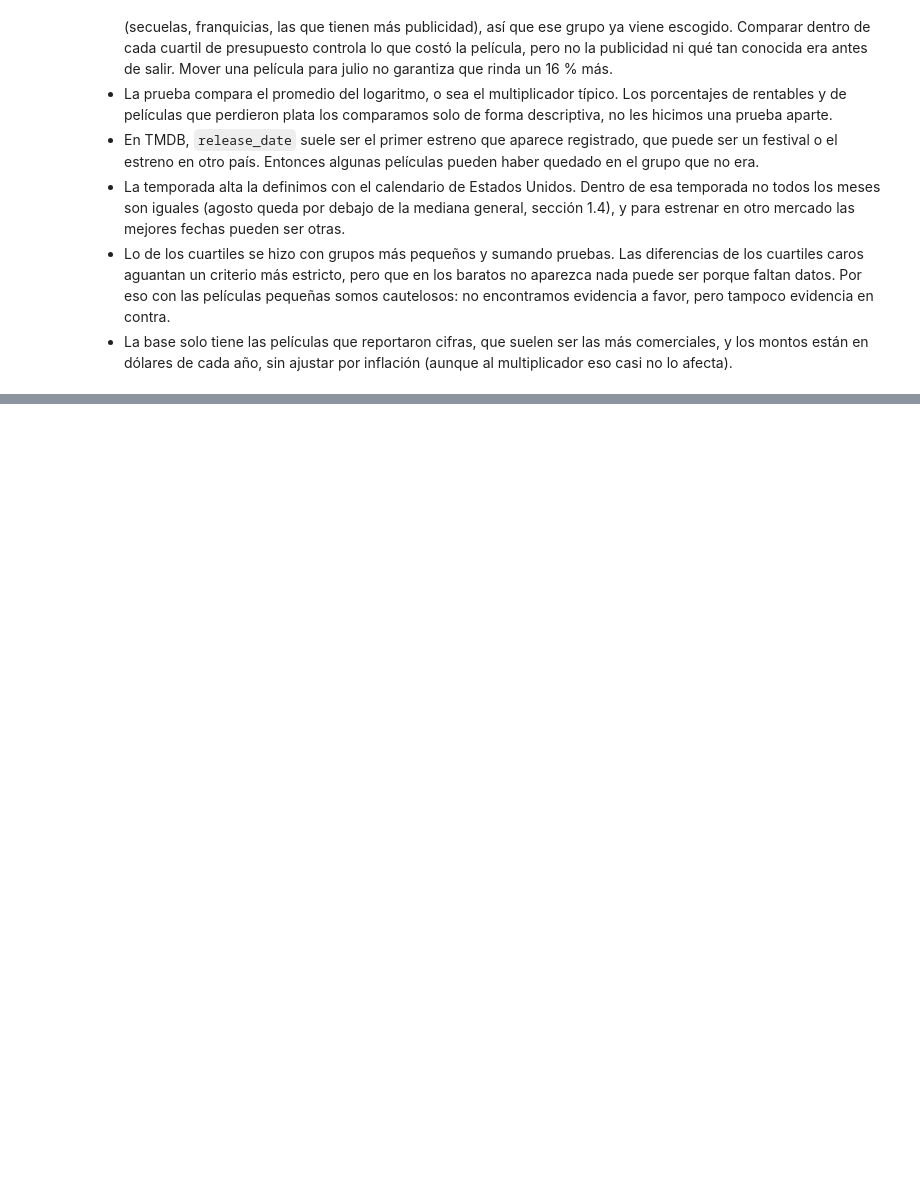
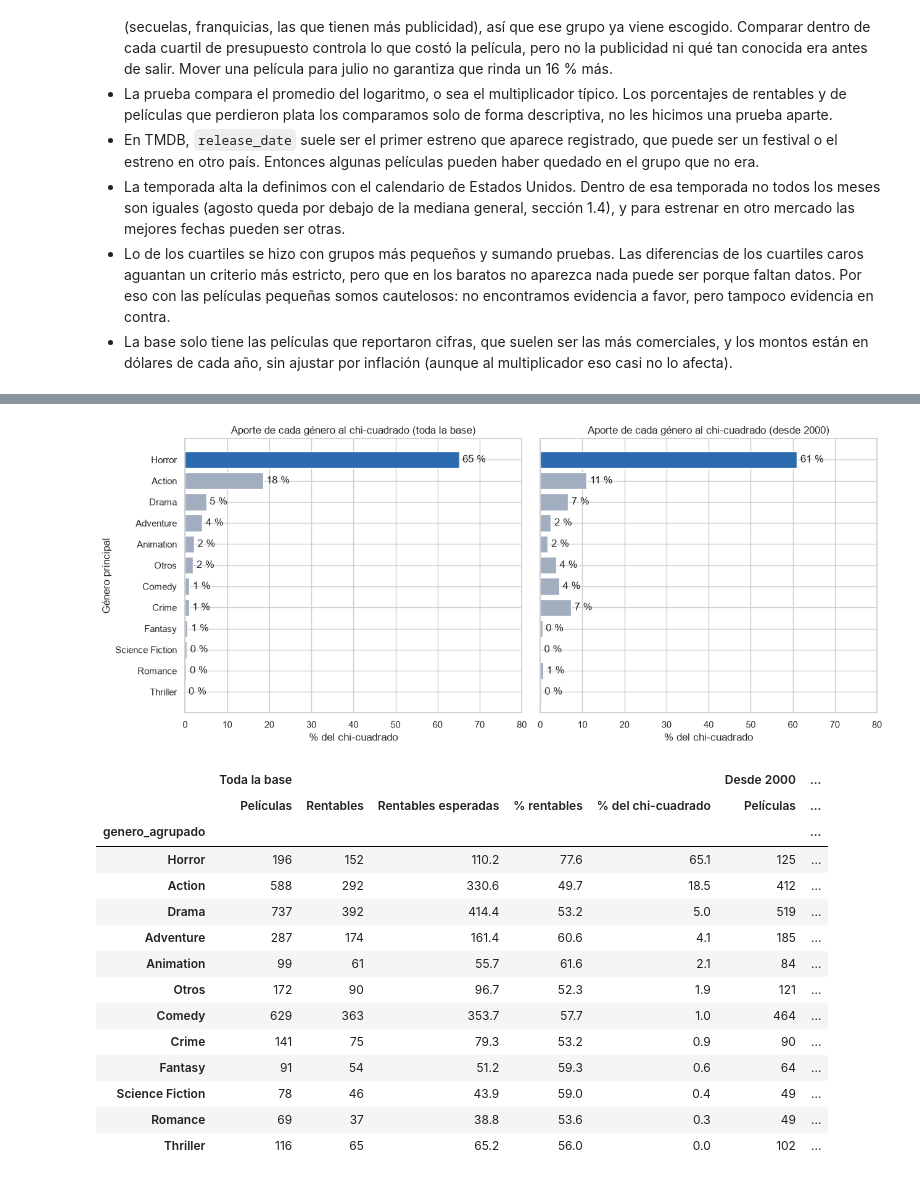
Before and after one commit to JulianHZ711/analisis-datos-evento-3, a Jupyter notebook: notebooks/03_hipotesis_pruebas.ipynb, the cells around one changed output, grey strips where cells are left out. Cells and saved outputs as stored; diff of their text form; code cells hidden in the pictures; blank space fills up the shorter version.

```diff
--- a/notebooks/03_hipotesis_pruebas.ipynb
+++ b/notebooks/03_hipotesis_pruebas.ipynb
@@ -893,0 +969,48 @@ Como rechazamos H0, el error que podríamos estar cometiendo es el tipo I, o sea
+# %%
+def aportes_por_genero(datos):
+    observadas = tabla_contingencia(datos)
+    esperadas = pd.DataFrame(stats.contingency.expected_freq(observadas),
+                             index=observadas.index, columns=observadas.columns)
+    aporte = ((observadas - esperadas) ** 2 / esperadas).sum(axis=1)
+    return pd.DataFrame({
+        "Películas": observadas.sum(axis=1),
+        "Rentables": observadas["Rentable"],
+        "Rentables esperadas": esperadas["Rentable"].round(1),
+        "% rentables": (observadas["Rentable"] / observadas.sum(axis=1) * 100).round(1),
+        "% del chi-cuadrado": (aporte / aporte.sum() * 100).round(1),
+    })
+
+
+aportes = {nombre: aportes_por_genero(datos) for nombre, datos in poblaciones_h3.items()}
+orden = aportes["Toda la base"].sort_values("% del chi-cuadrado").index
+
+fig, ejes = plt.subplots(1, 2, figsize=(13, 5.5), sharey=True)
+for ax, (nombre, tabla) in zip(ejes, aportes.items()):
+    valores = tabla.loc[orden, "% del chi-cuadrado"]
+    barras = ax.barh(orden, valores, color=[AZUL if valor == valores.max() else GRIS for valor in valores])
+    ax.bar_label(barras, labels=[f"{valor:.0f} %" for valor in valores], padding=4)
+    ax.set_xlim(0, 80)
+    ax.set_title(f"Aporte de cada género al chi-cuadrado ({nombre.lower()})")
+    ax.set_xlabel("% del chi-cuadrado")
+ejes[0].set_ylabel("Género principal")
+plt.tight_layout()
+plt.show()
+
+pd.concat(aportes, axis=1).loc[orden[::-1]]
+# %% [output]
+[figure, added]
+|  | Toda la base |  |  |  |  | Desde 2000 | ... |
+|  | Películas | Rentables | Rentables esperadas | % rentables | % del chi-cuadrado | Películas | ... |
+| genero_agrupado |  |  |  |  |  |  | ... |
+| Horror | 196 | 152 | 110.2 | 77.6 | 65.1 | 125 | ... |
+| Action | 588 | 292 | 330.6 | 49.7 | 18.5 | 412 | ... |
+| Drama | 737 | 392 | 414.4 | 53.2 | 5.0 | 519 | ... |
+| Adventure | 287 | 174 | 161.4 | 60.6 | 4.1 | 185 | ... |
+| Animation | 99 | 61 | 55.7 | 61.6 | 2.1 | 84 | ... |
+| Otros | 172 | 90 | 96.7 | 52.3 | 1.9 | 121 | ... |
+| Comedy | 629 | 363 | 353.7 | 57.7 | 1.0 | 464 | ... |
+| Crime | 141 | 75 | 79.3 | 53.2 | 0.9 | 90 | ... |
+| Fantasy | 91 | 54 | 51.2 | 59.3 | 0.6 | 64 | ... |
+| Science Fiction | 78 | 46 | 43.9 | 59.0 | 0.4 | 49 | ... |
+| Romance | 69 | 37 | 38.8 | 53.6 | 0.3 | 49 | ... |
+| Thriller | 116 | 65 | 65.2 | 56.0 | 0.0 | 102 | ... |
```
Also changed, not shown: parts of 15 cells of this notebook.
